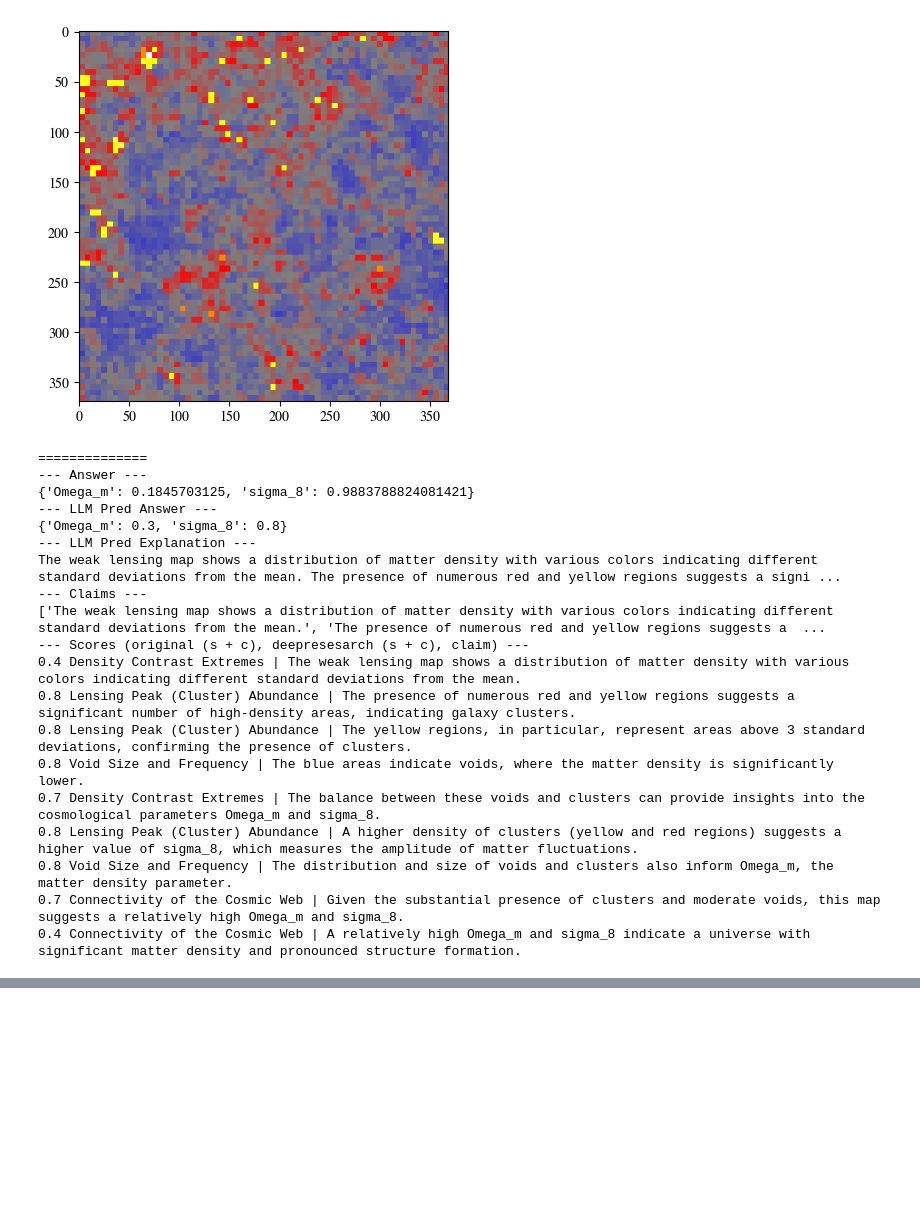
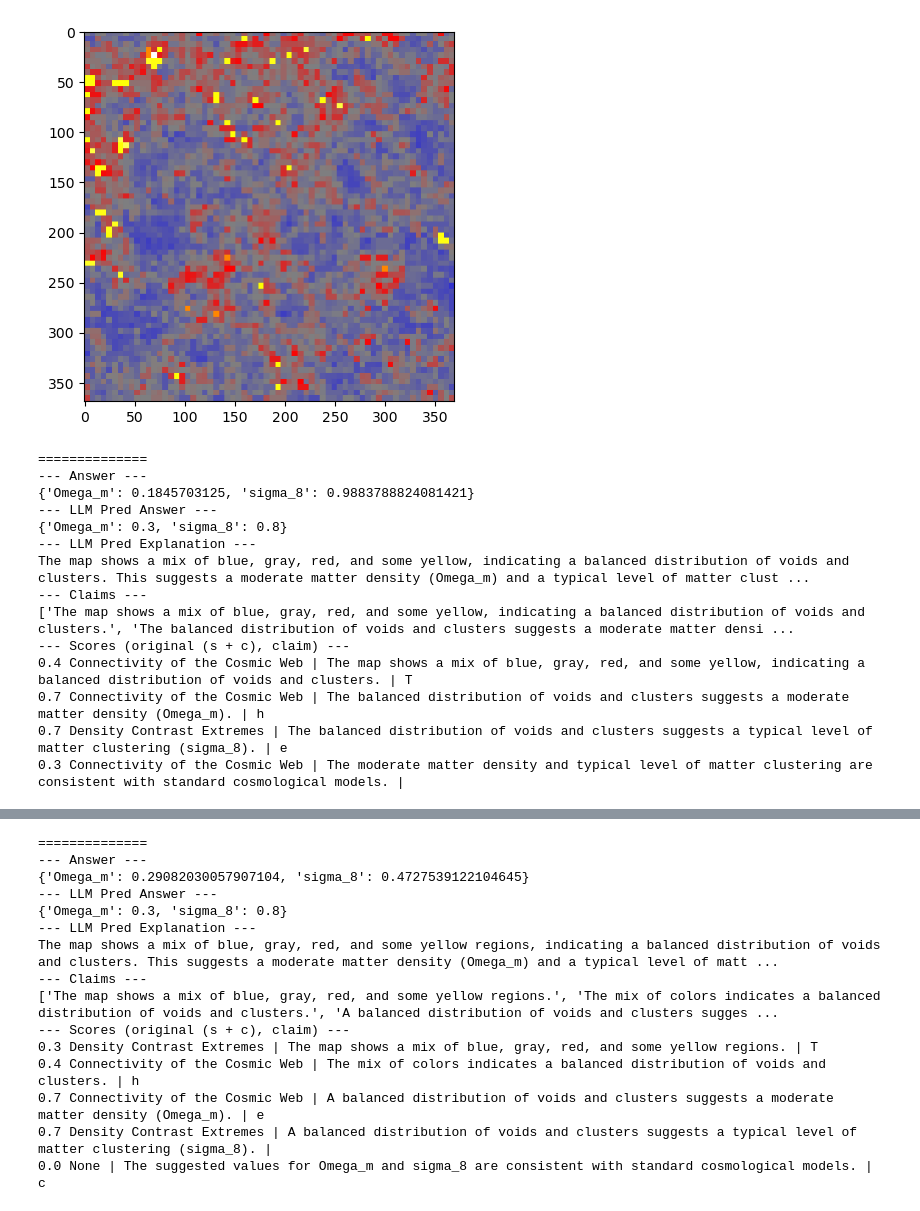
Before and after one commit to BrachioLab/FIX-2, a Jupyter notebook: notebooks/massmaps.ipynb, the cells around one changed output, grey strips where cells are left out. Cells and saved outputs as stored; diff of their text form; code cells hidden in the pictures; blank space fills up the shorter version.

Commit message:
update massmaps

```diff
--- a/notebooks/massmaps.ipynb
+++ b/notebooks/massmaps.ipynb
@@ -40,18 +33,0 @@ few_shot_numbers = [0, 1, 14, 19]
-# %%
-for i in range(20):
-    print(i, train_dataset['label'][i])
-# %%
-from massmaps import massmap_to_pil_norm
-import matplotlib.pyplot as plt
-
-relevance_few_shot_examples = []
-for i, idx in enumerate(few_shot_numbers):
-    X, y = train_dataset[idx:idx+1]['input'], train_dataset[idx:idx+1]['label']
-    relevance_few_shot_examples.append({'idx': idx, 'X': X, 'y': y})
-    plt.figure()
-    plt.imshow(massmap_to_pil_norm(X[0]))
-    plt.axis('off')
-    # plt.title(f'$\Omega_m$ {round(y[0][0].item(), 4)},   $\sigma_8$ {round(y[0][1].item(), 4)}')
-    plt.savefig(os.path.join(ROOT_DIR, f'src/prompts/massmaps_relevance_few_shot_examples.{i}.Omega{round(y[0][0].item(), 4)}.sigma{round(y[0][1].item(), 4)}.png'),
-                dpi=300, bbox_inches='tight', pad_inches=0)
-    plt.show()
@@ -134,11 +265,11 @@ response
 from tqdm.auto import tqdm
 
 massmaps_examples = []
-for idx in tqdm(range(2)):
+for idx in tqdm(range(3)):
     X, y = val_dataset[idx:idx+1]['input'], val_dataset[idx:idx+1]['label']
     image = X[0]
     label = y[0]
-    llm_answer, llm_explanation = get_llm_generated_answer(image, method='cot')
+    llm_answer, llm_explanation = get_llm_generated_answer(image, method='vanilla')
     # rating, explanation = get_llm_generated_answer(row['Utterance'])
     if llm_answer is None:
         continue
@@ -207,6 +322,5 @@ for example in massmaps_examples:
     example.alignment_reasonings = reasoning
 # %%
 for i in range(len(massmaps_examples)):
-    for j
     print(i, massmaps_examples[i].alignment_scores, example.expert_criteria)
 # %% [output]
@@ -216,52 +331,48 @@ for i in range(len(massmaps_examples)):
 import matplotlib.pyplot as plt
 
 for i in range(len(massmaps_examples)):
     plt.figure()
     plt.imshow(massmap_to_pil_norm(massmaps_examples[i].input))
     plt.show()
     print('==============')
     print('--- Answer ---')
     print(massmaps_examples[i].answer)
     print('--- LLM Pred Answer ---')
     print(massmaps_examples[i].llm_answer)
     print('--- LLM Pred Explanation ---')
     print(massmaps_examples[i].llm_explanation)
     print('--- Claims ---')
     print(massmaps_examples[i].claims)
 
-    print('--- Scores (original (s + c), deepresesarch (s + c), claim) ---')
+    print('--- Scores (original (s + c), claim) ---')
     for j in range(len(massmaps_examples[i].relevant_claims)):
         print(massmaps_examples[i].alignment_scores[j],
               massmaps_examples[i].expert_criteria[j], '|',
-              massmaps_examples[i].relevant_claims[j])
+              massmaps_examples[i].relevant_claims[j], '|',
+             massmaps_examples[i].alignment_reasonings[j])
     # print('--- Relevant Claims ---')
     # print(massmaps_examples[i].relevant_claims)
     # print('--- Alignment Scores Original ---')
     # if massmaps_examples[i].alignment_scores == massmaps_examples_deepresearch[i].alignment_scores:
     #     same += 1
     # elif massmaps_examples[i].alignment_scores > massmaps_examples_deepresearch[i].alignment_scores:
     #     old_high += 1
     # else:
     #     new_high += 1
 # print(same, old_high, new_high)
 # %% [output]
-[figure, old version]
+[figure, new version]
 ==============
 --- Answer ---
 {'Omega_m': 0.1845703125, 'sigma_8': 0.9883788824081421}
 --- LLM Pred Answer ---
 {'Omega_m': 0.3, 'sigma_8': 0.8}
 --- LLM Pred Explanation ---
-The weak lensing map shows a distribution of matter density with various colors indicating different standard deviations from the mean. The presence of numerous red and yellow regions suggests a signi ...
+The map shows a mix of blue, gray, red, and some yellow, indicating a balanced distribution of voids and clusters. This suggests a moderate matter density (Omega_m) and a typical level of matter clust ...
 --- Claims ---
-['The weak lensing map shows a distribution of matter density with various colors indicating different standard deviations from the mean.', 'The presence of numerous red and yellow regions suggests a  ...
---- Scores (original (s + c), deepresesarch (s + c), claim) ---
-0.4 Density Contrast Extremes | The weak lensing map shows a distribution of matter density with various colors indicating different standard deviations from the mean.
-0.8 Lensing Peak (Cluster) Abundance | The presence of numerous red and yellow regions suggests a significant number of high-density areas, indicating galaxy clusters.
-0.8 Lensing Peak (Cluster) Abundance | The yellow regions, in particular, represent areas above 3 standard deviations, confirming the presence of clusters.
-0.8 Void Size and Frequency | The blue areas indicate voids, where the matter density is significantly lower.
-0.7 Density Contrast Extremes | The balance between these voids and clusters can provide insights into the cosmological parameters Omega_m and sigma_8.
-0.8 Lensing Peak (Cluster) Abundance | A higher density of clusters (yellow and red regions) suggests a higher value of sigma_8, which measures the amplitude of matter fluctuations.
-0.8 Void Size and Frequency | The distribution and size of voids and clusters also inform Omega_m, the matter density parameter.
-0.7 Connectivity of the Cosmic Web | Given the substantial presence of clusters and moderate voids, this map suggests a relatively high Omega_m and sigma_8.
-0.4 Connectivity of the Cosmic Web | A relatively high Omega_m and sigma_8 indicate a universe with significant matter density and pronounced structure formation.
+['The map shows a mix of blue, gray, red, and some yellow, indicating a balanced distribution of voids and clusters.', 'The balanced distribution of voids and clusters suggests a moderate matter densi ...
+--- Scores (original (s + c), claim) ---
+0.4 Connectivity of the Cosmic Web | The map shows a mix of blue, gray, red, and some yellow, indicating a balanced distribution of voids and clusters. | T
+0.7 Connectivity of the Cosmic Web | The balanced distribution of voids and clusters suggests a moderate matter density (Omega_m). | h
+0.7 Density Contrast Extremes | The balanced distribution of voids and clusters suggests a typical level of matter clustering (sigma_8). | e
+0.3 Connectivity of the Cosmic Web | The moderate matter density and typical level of matter clustering are consistent with standard cosmological models. |
@@ -289,3 +395,18 @@ The weak lensing map shows a distribution of matter density with various colors
+==============
+--- Answer ---
+{'Omega_m': 0.29082030057907104, 'sigma_8': 0.4727539122104645}
+--- LLM Pred Answer ---
+{'Omega_m': 0.3, 'sigma_8': 0.8}
+--- LLM Pred Explanation ---
+The map shows a mix of blue, gray, red, and some yellow regions, indicating a balanced distribution of voids and clusters. This suggests a moderate matter density (Omega_m) and a typical level of matt ...
+--- Claims ---
+['The map shows a mix of blue, gray, red, and some yellow regions.', 'The mix of colors indicates a balanced distribution of voids and clusters.', 'A balanced distribution of voids and clusters sugges ...
+--- Scores (original (s + c), claim) ---
+0.3 Density Contrast Extremes | The map shows a mix of blue, gray, red, and some yellow regions. | T
+0.4 Connectivity of the Cosmic Web | The mix of colors indicates a balanced distribution of voids and clusters. | h
+0.7 Connectivity of the Cosmic Web | A balanced distribution of voids and clusters suggests a moderate matter density (Omega_m). | e
+0.7 Density Contrast Extremes | A balanced distribution of voids and clusters suggests a typical level of matter clustering (sigma_8). |
+0.0 None | The suggested values for Omega_m and sigma_8 are consistent with standard cosmological models. | c
 # %%
 for i in range(len(massmaps_examples_deepresearch)):
     print(i, massmaps_examples_deepresearch[i].alignment_scores)
```
Also changed, not shown: parts of 20 cells of this notebook, 2 other files.
